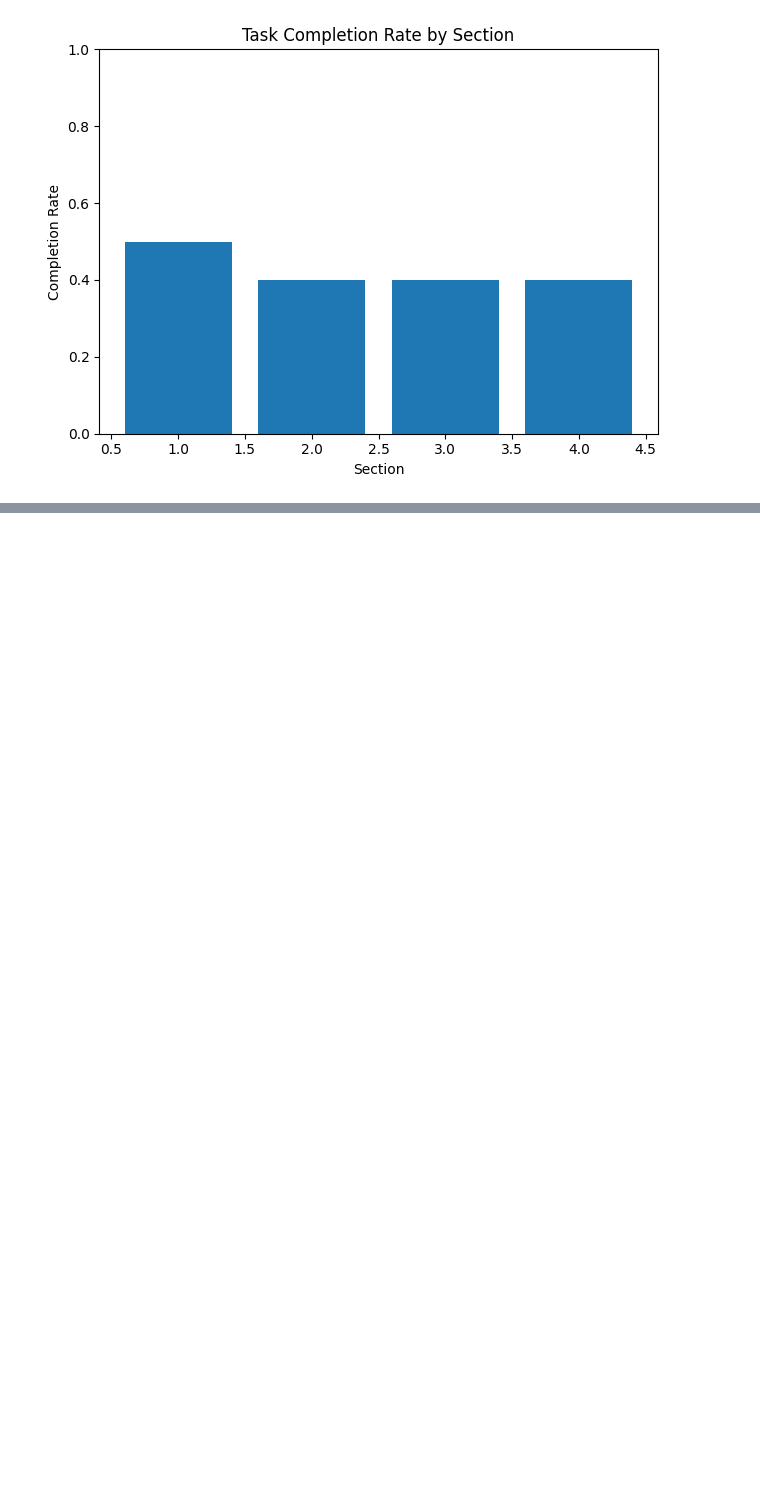
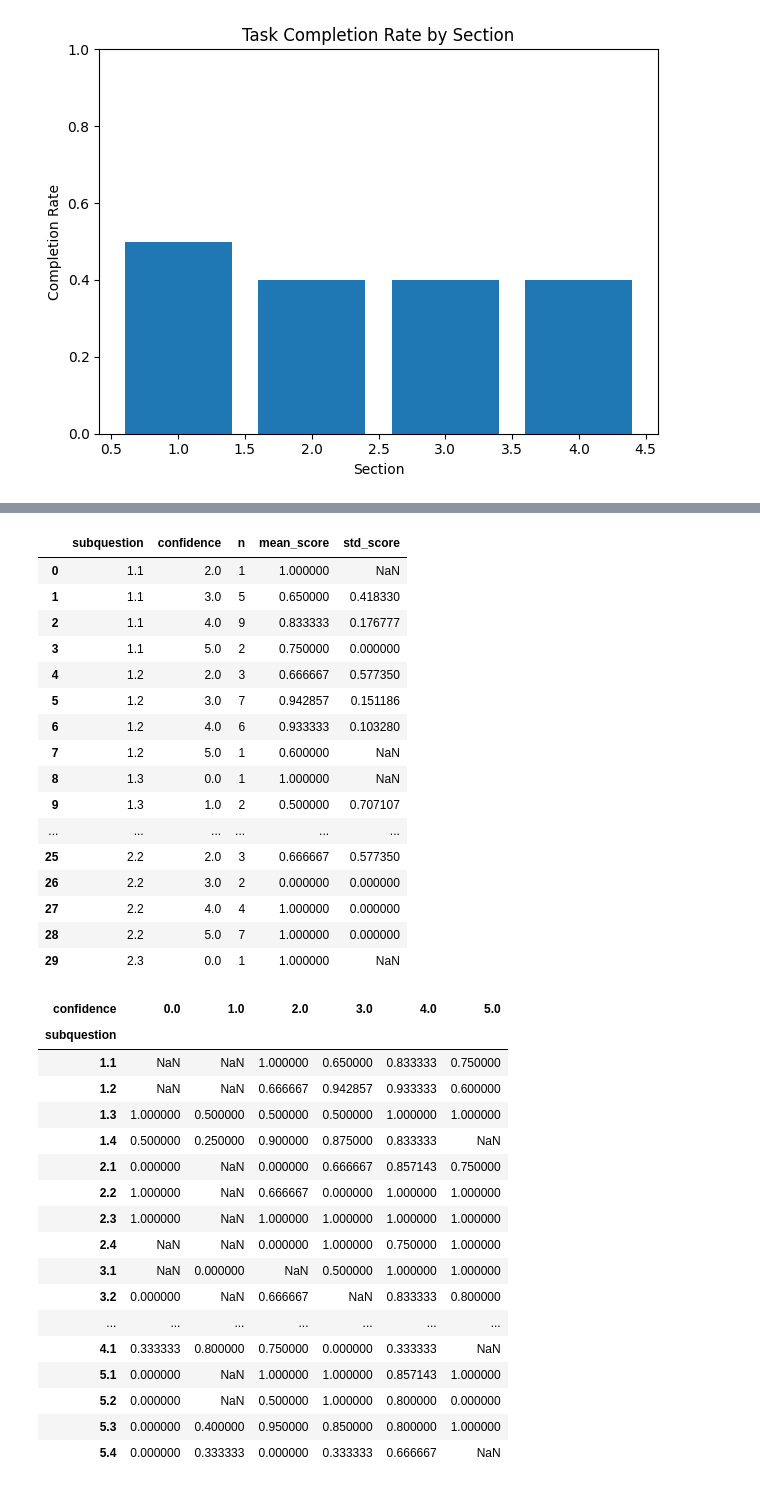
Before and after one commit to SaintHades/Simulation-coding-exercises-for-teaching-probability-theory, a Jupyter notebook: data/EDA.ipynb, the cells around one changed output, grey strips where cells are left out. Cells and saved outputs as stored; diff of their text form; code cells hidden in the pictures; blank space fills up the shorter version.

```diff
--- a/data/EDA.ipynb
+++ b/data/EDA.ipynb
@@ -380,0 +553,55 @@ plt.show()
+# %%
+calib_by_subq = (
+    long_sc
+    .dropna(subset=["confidence", "score"])
+    .groupby(["subquestion", "confidence"], dropna=False)
+    .agg(
+        n=("score", "size"),
+        mean_score=("score", "mean"),
+        std_score=("score", "std")
+    )
+    .reset_index()
+    .sort_values(["subquestion", "confidence"])
+)
+
+display(calib_by_subq.head(30))
+
+# (Optional) pivot to make it easy to compare across confidence levels
+calib_pivot = calib_by_subq.pivot(index="subquestion", columns="confidence", values="mean_score")
+display(calib_pivot)
+# %% [output]
+|  | subquestion | confidence | n | mean_score | std_score |
+| 0 | 1.1 | 2.0 | 1 | 1.000000 | NaN |
+| 1 | 1.1 | 3.0 | 5 | 0.650000 | 0.418330 |
+| 2 | 1.1 | 4.0 | 9 | 0.833333 | 0.176777 |
+| 3 | 1.1 | 5.0 | 2 | 0.750000 | 0.000000 |
+| 4 | 1.2 | 2.0 | 3 | 0.666667 | 0.577350 |
+| 5 | 1.2 | 3.0 | 7 | 0.942857 | 0.151186 |
+| 6 | 1.2 | 4.0 | 6 | 0.933333 | 0.103280 |
+| 7 | 1.2 | 5.0 | 1 | 0.600000 | NaN |
+| 8 | 1.3 | 0.0 | 1 | 1.000000 | NaN |
+| 9 | 1.3 | 1.0 | 2 | 0.500000 | 0.707107 |
+| ... | ... | ... | ... | ... | ... |
+| 25 | 2.2 | 2.0 | 3 | 0.666667 | 0.577350 |
+| 26 | 2.2 | 3.0 | 2 | 0.000000 | 0.000000 |
+| 27 | 2.2 | 4.0 | 4 | 1.000000 | 0.000000 |
+| 28 | 2.2 | 5.0 | 7 | 1.000000 | 0.000000 |
+| 29 | 2.3 | 0.0 | 1 | 1.000000 | NaN |
+| confidence | 0.0 | 1.0 | 2.0 | 3.0 | 4.0 | 5.0 |
+| subquestion |  |  |  |  |  |  |
+| 1.1 | NaN | NaN | 1.000000 | 0.650000 | 0.833333 | 0.750000 |
+| 1.2 | NaN | NaN | 0.666667 | 0.942857 | 0.933333 | 0.600000 |
+| 1.3 | 1.000000 | 0.500000 | 0.500000 | 0.500000 | 1.000000 | 1.000000 |
+| 1.4 | 0.500000 | 0.250000 | 0.900000 | 0.875000 | 0.833333 | NaN |
+| 2.1 | 0.000000 | NaN | 0.000000 | 0.666667 | 0.857143 | 0.750000 |
+| 2.2 | 1.000000 | NaN | 0.666667 | 0.000000 | 1.000000 | 1.000000 |
+| 2.3 | 1.000000 | NaN | 1.000000 | 1.000000 | 1.000000 | 1.000000 |
+| 2.4 | NaN | NaN | 0.000000 | 1.000000 | 0.750000 | 1.000000 |
+| 3.1 | NaN | 0.000000 | NaN | 0.500000 | 1.000000 | 1.000000 |
+| 3.2 | 0.000000 | NaN | 0.666667 | NaN | 0.833333 | 0.800000 |
+| ... | ... | ... | ... | ... | ... | ... |
+| 4.1 | 0.333333 | 0.800000 | 0.750000 | 0.000000 | 0.333333 | NaN |
+| 5.1 | 0.000000 | NaN | 1.000000 | 1.000000 | 0.857143 | 1.000000 |
+| 5.2 | 0.000000 | NaN | 0.500000 | 1.000000 | 0.800000 | 0.000000 |
+| 5.3 | 0.000000 | 0.400000 | 0.950000 | 0.850000 | 0.800000 | 1.000000 |
+| 5.4 | 0.000000 | 0.333333 | 0.000000 | 0.333333 | 0.666667 | NaN |
```
Also changed, not shown: parts of 9 cells of this notebook.
